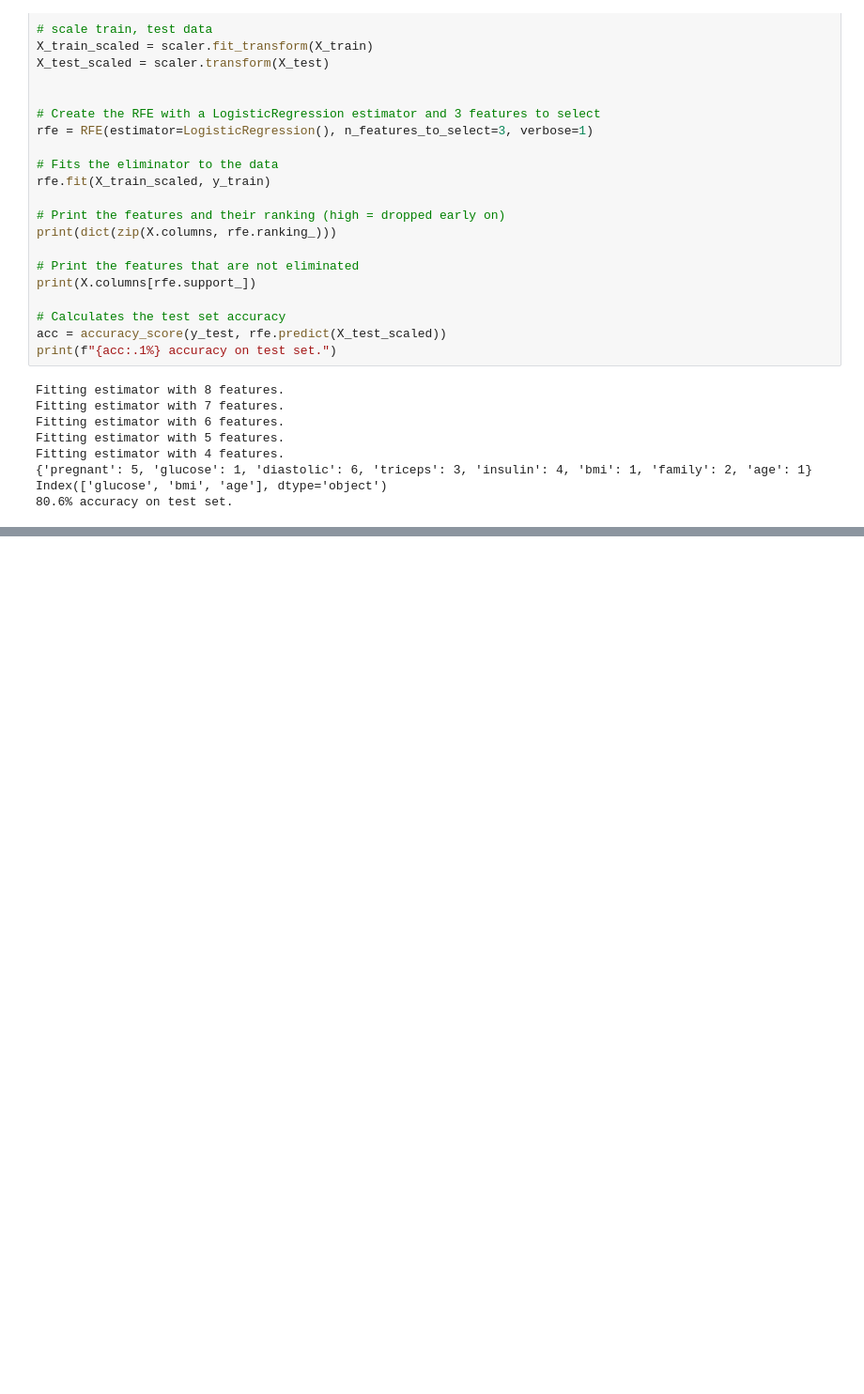
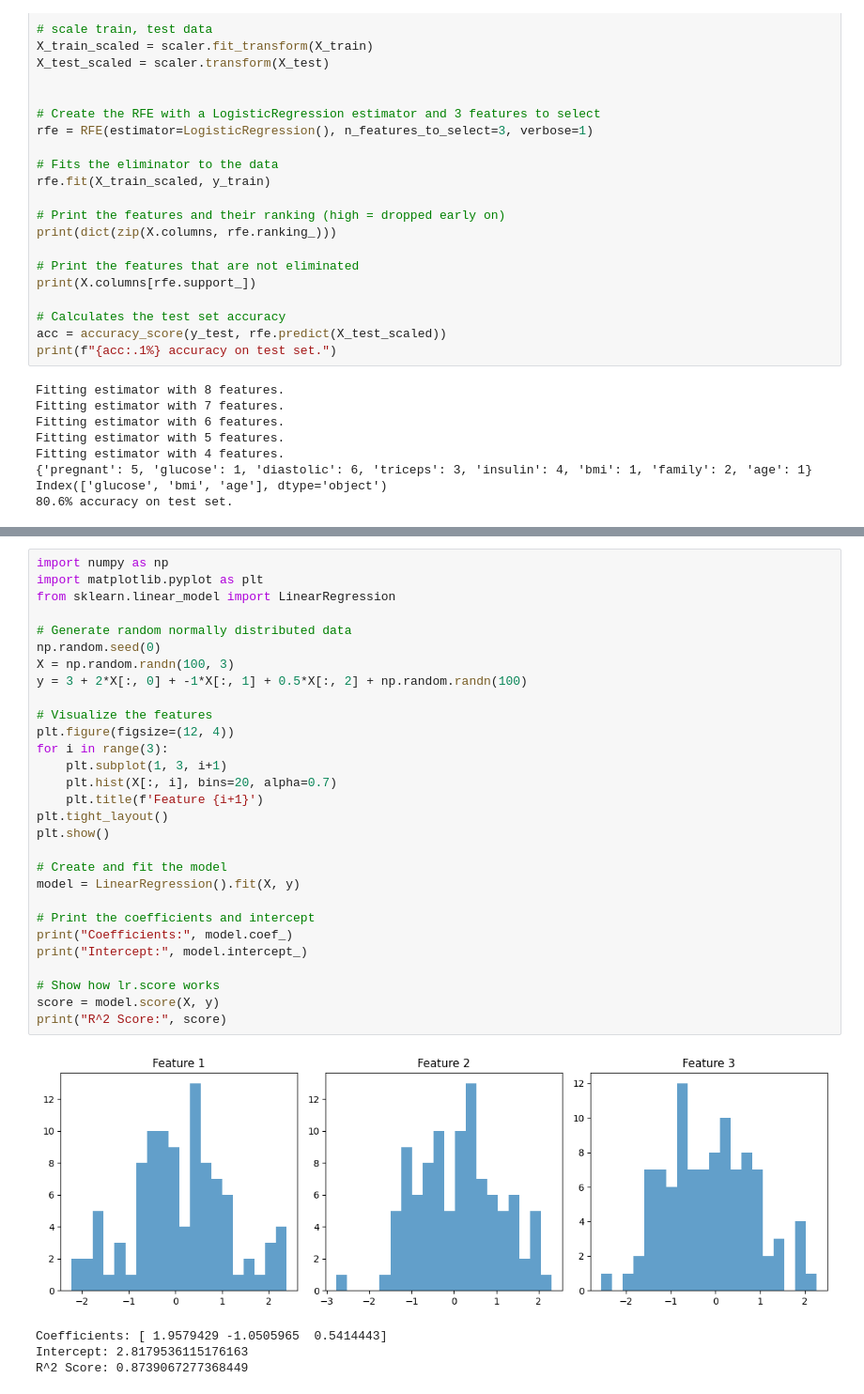
Before and after one commit to zoonalink/sandbox, a Jupyter notebook: Python/datacamp-ml-scientist/dimensionality-reduction/3-feature-selection-2.ipynb, the cells around one changed output, grey strips where cells are left out. Shown: that part at 94% size. Drawn from its saved outputs; the diff is of its cells as text; blank space fills up the shorter version.

```diff
--- a/Python/datacamp-ml-scientist/dimensionality-reduction/3-feature-selection-2.ipynb
+++ b/Python/datacamp-ml-scientist/dimensionality-reduction/3-feature-selection-2.ipynb
@@ -261,0 +557,34 @@ Index(['glucose', 'bmi', 'age'], dtype='object')
+# %%
+import numpy as np
+import matplotlib.pyplot as plt
+from sklearn.linear_model import LinearRegression
+
+# Generate random normally distributed data
+np.random.seed(0)
+X = np.random.randn(100, 3)
+y = 3 + 2*X[:, 0] + -1*X[:, 1] + 0.5*X[:, 2] + np.random.randn(100)
+
+# Visualize the features
+plt.figure(figsize=(12, 4))
+for i in range(3):
+    plt.subplot(1, 3, i+1)
+    plt.hist(X[:, i], bins=20, alpha=0.7)
+    plt.title(f'Feature {i+1}')
+plt.tight_layout()
+plt.show()
+
+# Create and fit the model
+model = LinearRegression().fit(X, y)
+
+# Print the coefficients and intercept
+print("Coefficients:", model.coef_)
+print("Intercept:", model.intercept_)
+
+# Show how lr.score works
+score = model.score(X, y)
+print("R^2 Score:", score)
+# %% [output]
+[figure, added]
+Coefficients: [ 1.9579429 -1.0505965  0.5414443]
+Intercept: 2.8179536115176163
+R^2 Score: 0.8739067277368449
```
Also changed, not shown: parts of 45 cells of this notebook.
